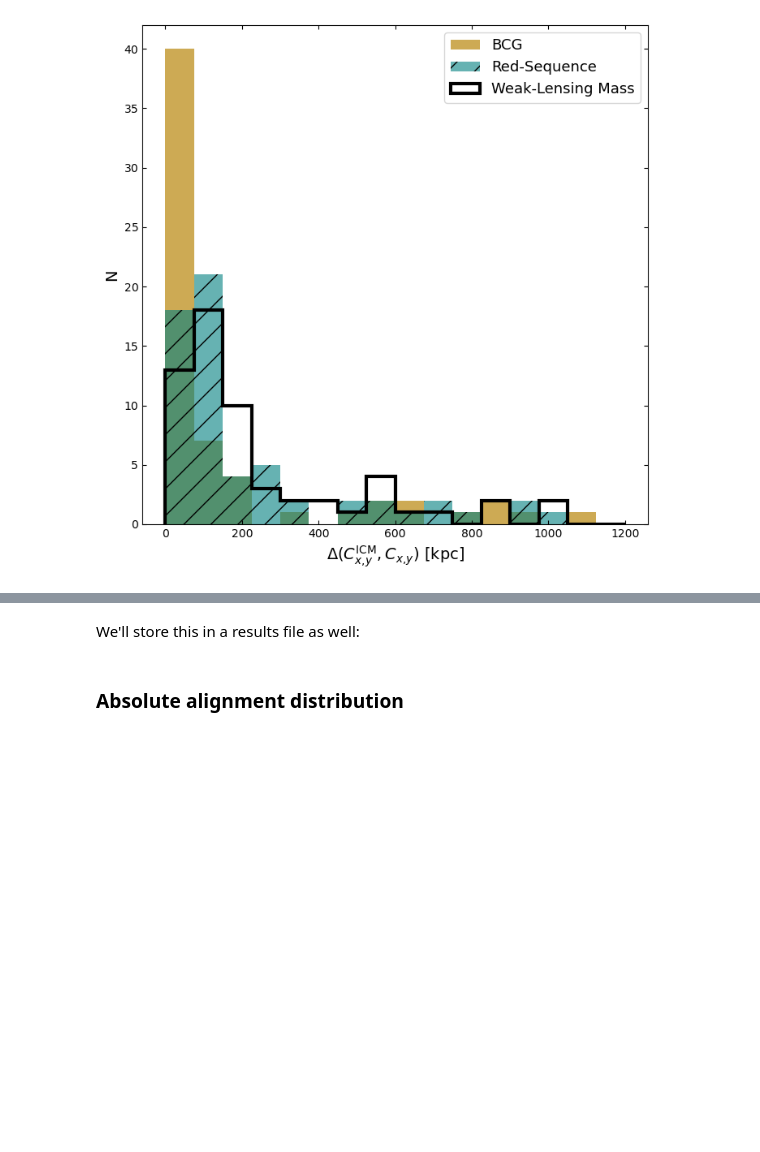
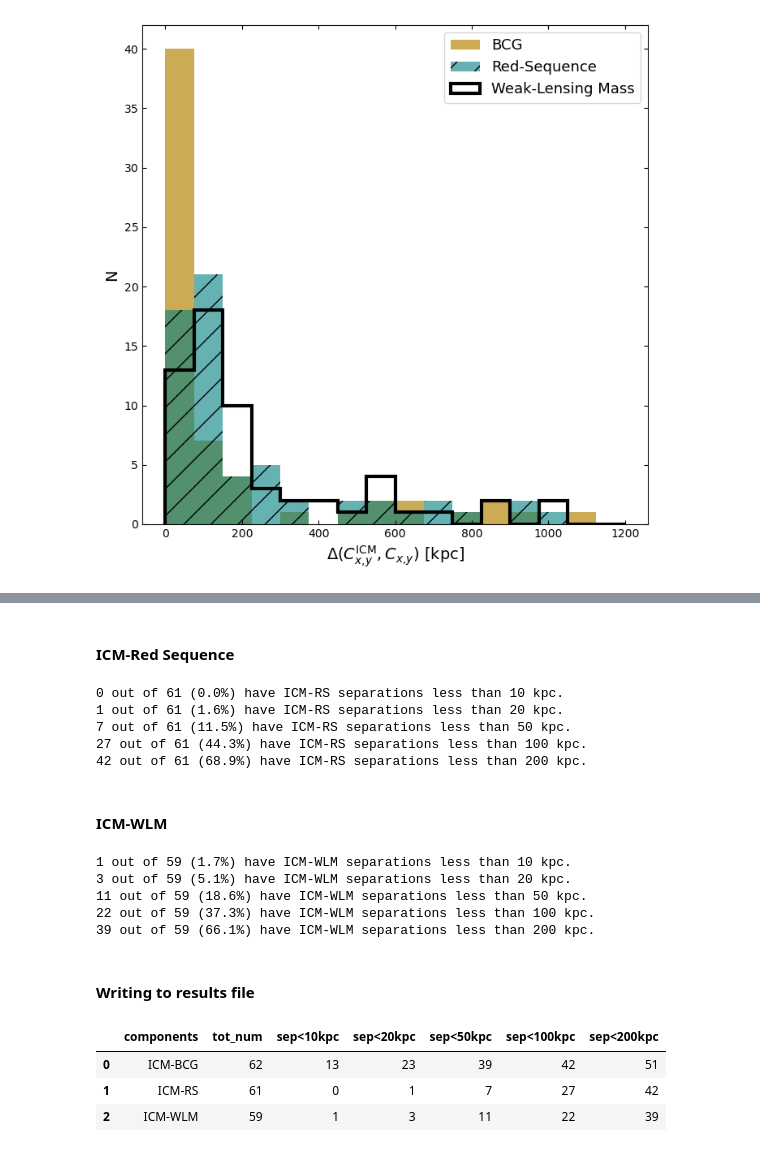
Before and after one commit to LoVoCCS/X-LoVoCCS-Analyses, a Jupyter notebook: notebooks/positions_and_morphology/compare_xray_bcg_redseq_mass_centroid.ipynb, the cells around one changed output, grey strips where cells are left out. Saved outputs shown, nothing was run; the diff lists cells and outputs as text; code cells hidden in the pictures; blank space fills up the shorter version.

```diff
--- a/notebooks/positions_and_morphology/compare_xray_bcg_redseq_mass_centroid.ipynb
+++ b/notebooks/positions_and_morphology/compare_xray_bcg_redseq_mass_centroid.ipynb
@@ -302,13 +344,73 @@ std_delta_icm_wlm500kpc = np.nanstd(delta_icm_wlm500kpc).round(3)
+# %% [markdown]
+#### ICM-Red Sequence
+# %%
+nonan_prop_delta_icm_red_seq = prop_delta_icm_red_seq[~np.isnan(prop_delta_icm_red_seq)]
+icm_red_seq_num_all = len(nonan_prop_delta_icm_red_seq)
+
+icm_red_seq_num_10kpc = (nonan_prop_delta_icm_red_seq < Quantity(10, 'kpc')).sum()
+icm_red_seq_num_20kpc = (nonan_prop_delta_icm_red_seq < Quantity(20, 'kpc')).sum()
+icm_red_seq_num_50kpc = (nonan_prop_delta_icm_red_seq < Quantity(50, 'kpc')).sum()
+icm_red_seq_num_100kpc = (nonan_prop_delta_icm_red_seq < Quantity(100, 'kpc')).sum()
+icm_red_seq_num_200kpc = (nonan_prop_delta_icm_red_seq < Quantity(200, 'kpc')).sum()
+
+print(icm_red_seq_num_10kpc, 'out of', icm_red_seq_num_all, '({p}%) have ICM-RS separations less than 10 ' \
+      'kpc.'.format(p=round(100*(icm_red_seq_num_10kpc/icm_red_seq_num_all), 1)))
+print(icm_red_seq_num_20kpc, 'out of', icm_red_seq_num_all, '({p}%) have ICM-RS separations less than 20 ' \
+      'kpc.'.format(p=round(100*(icm_red_seq_num_20kpc/icm_red_seq_num_all), 1)))
+print(icm_red_seq_num_50kpc, 'out of', icm_red_seq_num_all, '({p}%) have ICM-RS separations less than 50 ' \
+      'kpc.'.format(p=round(100*(icm_red_seq_num_50kpc/icm_red_seq_num_all), 1)))
+print(icm_red_seq_num_100kpc, 'out of', icm_red_seq_num_all, '({p}%) have ICM-RS separations less than 100 ' \
+      'kpc.'.format(p=round(100*(icm_red_seq_num_100kpc/icm_red_seq_num_all), 1)))
+print(icm_red_seq_num_200kpc, 'out of', icm_red_seq_num_all, '({p}%) have ICM-RS separations less than 200 ' \
+      'kpc.'.format(p=round(100*(icm_red_seq_num_200kpc/icm_red_seq_num_all), 1)))
+# %% [output]
+0 out of 61 (0.0%) have ICM-RS separations less than 10 kpc.
+1 out of 61 (1.6%) have ICM-RS separations less than 20 kpc.
+7 out of 61 (11.5%) have ICM-RS separations less than 50 kpc.
+27 out of 61 (44.3%) have ICM-RS separations less than 100 kpc.
+42 out of 61 (68.9%) have ICM-RS separations less than 200 kpc.
+# %% [markdown]
+#### ICM-WLM
+# %%
+nonan_prop_delta_icm_wlm = prop_delta_icm_wlm[~np.isnan(prop_delta_icm_wlm)]
+icm_wlm_num_all = len(nonan_prop_delta_icm_wlm)
+
+icm_wlm_num_10kpc = (nonan_prop_delta_icm_wlm < Quantity(10, 'kpc')).sum()
+icm_wlm_num_20kpc = (nonan_prop_delta_icm_wlm < Quantity(20, 'kpc')).sum()
+icm_wlm_num_50kpc = (nonan_prop_delta_icm_wlm < Quantity(50, 'kpc')).sum()
+icm_wlm_num_100kpc = (nonan_prop_delta_icm_wlm < Quantity(100, 'kpc')).sum()
+icm_wlm_num_200kpc = (nonan_prop_delta_icm_wlm < Quantity(200, 'kpc')).sum()
+
+print(icm_wlm_num_10kpc, 'out of', icm_wlm_num_all, '({p}%) have ICM-WLM separations less than 10 ' \
+      'kpc.'.format(p=round(100*(icm_wlm_num_10kpc/icm_wlm_num_all), 1)))
+print(icm_wlm_num_20kpc, 'out of', icm_wlm_num_all, '({p}%) have ICM-WLM separations less than 20 ' \
+      'kpc.'.format(p=round(100*(icm_wlm_num_20kpc/icm_wlm_num_all), 1)))
+print(icm_wlm_num_50kpc, 'out of', icm_wlm_num_all, '({p}%) have ICM-WLM separations less than 50 ' \
+      'kpc.'.format(p=round(100*(icm_wlm_num_50kpc/icm_wlm_num_all), 1)))
+print(icm_wlm_num_100kpc, 'out of', icm_wlm_num_all, '({p}%) have ICM-WLM separations less than 100 ' \
+      'kpc.'.format(p=round(100*(icm_wlm_num_100kpc/icm_wlm_num_all), 1)))
+print(icm_wlm_num_200kpc, 'out of', icm_wlm_num_all, '({p}%) have ICM-WLM separations less than 200 ' \
+      'kpc.'.format(p=round(100*(icm_wlm_num_200kpc/icm_wlm_num_all), 1)))
+# %% [output]
+1 out of 59 (1.7%) have ICM-WLM separations less than 10 kpc.
+3 out of 59 (5.1%) have ICM-WLM separations less than 20 kpc.
+11 out of 59 (18.6%) have ICM-WLM separations less than 50 kpc.
+22 out of 59 (37.3%) have ICM-WLM separations less than 100 kpc.
+39 out of 59 (66.1%) have ICM-WLM separations less than 200 kpc.
 # %% [markdown]
-We'll store this in a results file as well:
+#### Writing to results file
 # %%
-data = [[med_delta_icm_bcg, low_delta_icm_bcg, upp_delta_icm_bcg, std_delta_icm_bcg],
-        [med_delta_icm_rs500kpc, low_delta_icm_rs500kpc, upp_delta_icm_rs500kpc, std_delta_icm_rs500kpc],
-        [med_delta_icm_wlm500kpc, low_delta_icm_wlm500kpc, upp_delta_icm_wlm500kpc, std_delta_icm_wlm500kpc]]
+data = [['ICM-BCG', icm_bcg_num_all, icm_bcg_num_10kpc, icm_bcg_num_20kpc, icm_bcg_num_50kpc, icm_bcg_num_100kpc, icm_bcg_num_200kpc],
+        ['ICM-RS', icm_red_seq_num_all, icm_red_seq_num_10kpc, icm_red_seq_num_20kpc, icm_red_seq_num_50kpc, icm_red_seq_num_100kpc,
+         icm_red_seq_num_200kpc],
+        ['ICM-WLM', icm_wlm_num_all, icm_wlm_num_10kpc, icm_wlm_num_20kpc, icm_wlm_num_50kpc, icm_wlm_num_100kpc, icm_wlm_num_200kpc]]
 
-alignment_summ = pd.DataFrame(data, columns=['alignment', 'alignment_{}%conf_low'.format(ALIGN_CONF_LEVEL),
-                                             'alignment_{}%conf_upp'.format(ALIGN_CONF_LEVEL), 'alignment_stddev'])
-# alignment_summ.to_csv(align_res_path + "icm_component_alignment.csv", index=False)
-alignment_summ
+frac_sep_within_summ = pd.DataFrame(data, columns=['components', 'tot_num', 'sep<10kpc', 'sep<20kpc', 'sep<50kpc',
+                                                   'sep<100kpc', 'sep<200kpc'])
+frac_sep_within_summ.to_csv(sep_res_path + "icm_component_separation_frac_within_apertures.csv", index=False)
+frac_sep_within_summ
+# %% [output]
+|  | components | tot_num | sep<10kpc | sep<20kpc | sep<50kpc | sep<100kpc | sep<200kpc |
+| 0 | ICM-BCG | 62 | 13 | 23 | 39 | 42 | 51 |
+| 1 | ICM-RS | 61 | 0 | 1 | 7 | 27 | 42 |
+| 2 | ICM-WLM | 59 | 1 | 3 | 11 | 22 | 39 |
-# %% [markdown]
-### Absolute alignment distribution
```
Also changed, not shown: parts of 17 cells of this notebook.
